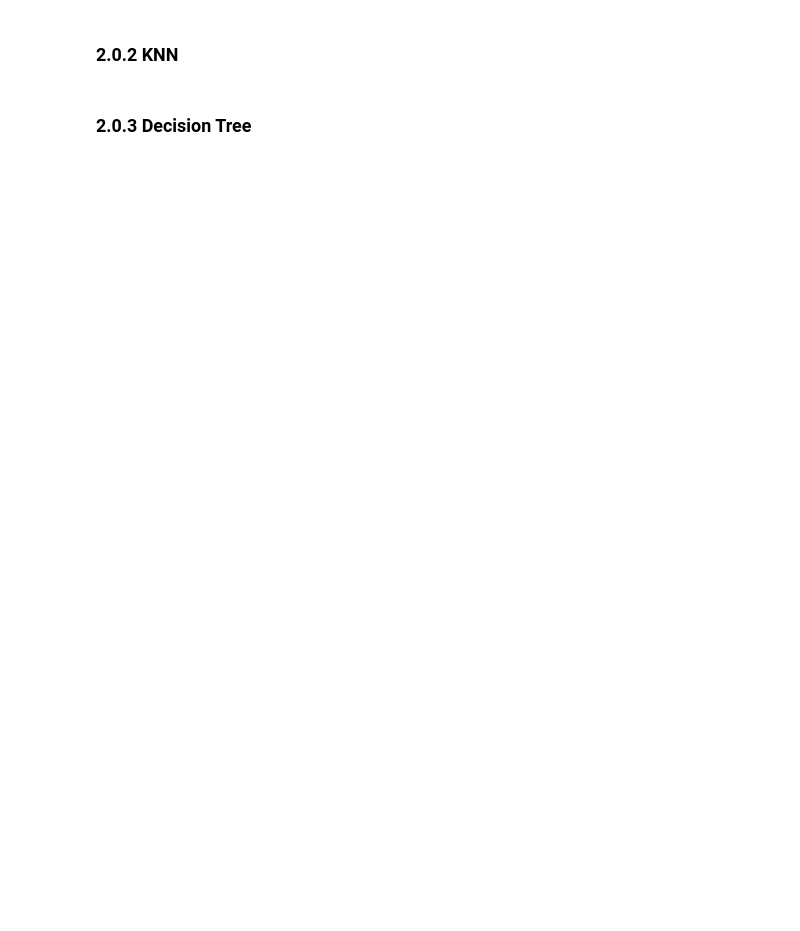
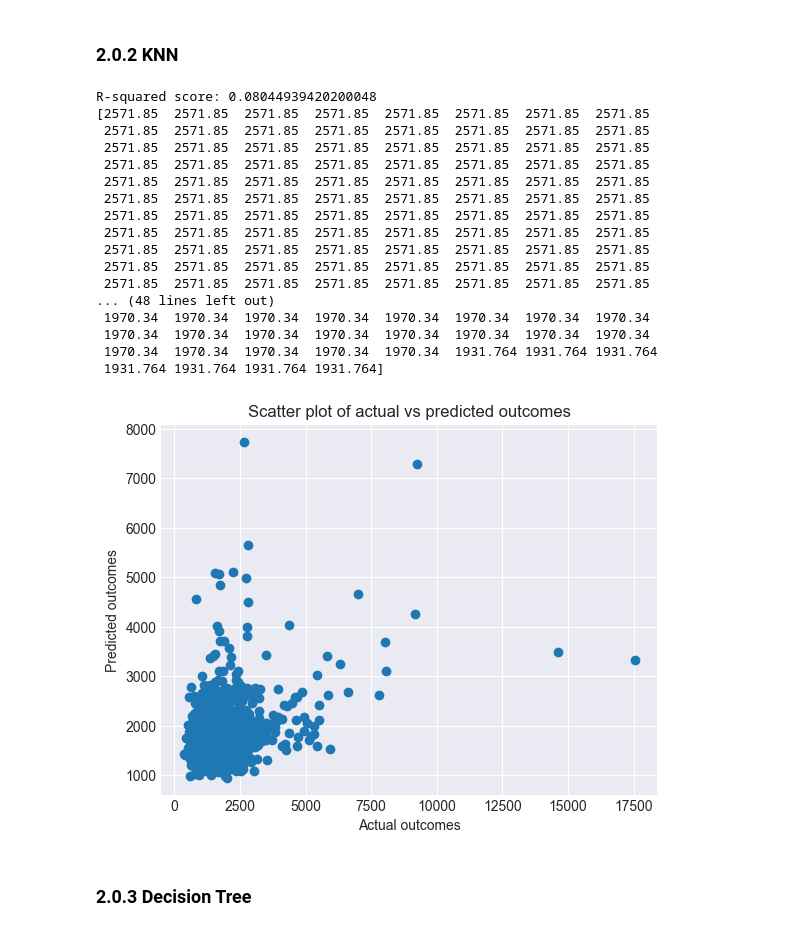
Before and after one commit to TomasHeyneman/Project-ML-, a Jupyter notebook: project.ipynb, the cells around one changed output. Cells and saved outputs as stored; diff of their text form; code cells hidden in the pictures; blank space fills up the shorter version.

```diff
--- a/project.ipynb
+++ b/project.ipynb
@@ -473,43 +510,56 @@ Train the different ML models to predict projected revenue
 # %% [markdown]
 ### 2.0.2 KNN
 # %%
-# # Heeft een score van 0.025000182087153267
-# from sklearn.neighbors import KNeighborsRegressor
-# from sklearn.metrics import r2_score
+# Heeft een score van 0.025000182087153267
+from sklearn.neighbors import KNeighborsRegressor
+from sklearn.metrics import r2_score
 
-# #TODO
-# # Split the dataset into training and testing sets
-# X = train
-# X = X.drop(['outcome_damage_amount', 'outcome_damage_inc', 'outcome_profit'], axis=1)
-# y = train['outcome_profit']
-# X_train, X_test, y_train, y_test = train_test_split(X, y, test_size=0.2, random_state=42)
+# Train a linear regression model
+KNNmodel = KNeighborsRegressor(n_neighbors=5)
+KNNmodel.fit(X_train, y_train)
 
-# # Standardize the features
-# scaler = StandardScaler()
-# X_train = scaler.fit_transform(X_train)
-# X_test = scaler.transform(X_test)
+# Make predictions on the testing set
+KNNy_pred = KNNmodel.predict(X_test)
 
-# # Train a linear regression model
-# model = KNeighborsRegressor(n_neighbors=5)
-# model.fit(X_train, y_train)
+# Evaluate the model using r-squared score
+r2 = r2_score(y_test, KNNy_pred)
+print('R-squared score:', r2)
 
-# # Make predictions on the testing set
-# y_pred = model.predict(X_test)
+# Predict the projected revenue for the 500 applicants
+KNNscore = scaler.transform(score)
+KNNpredictions = KNNmodel.predict(KNNscore)
 
-# # Evaluate the model using r-squared score
-# r2 = r2_score(y_test, y_pred)
-# print('R-squared score:', r2)
+# Sort the predictions in descending order
+KNNsorted_index = np.argsort(KNNpredictions)[::-1]
+KNNsorted_predictions = KNNpredictions[KNNsorted_index]
 
-# # Predict the projected revenue for the 500 applicants
+print(KNNsorted_predictions)
 
-# score = scaler.transform(score)
-# predictions = model.predict(score)
-
-# # Sort the predictions in descending order
-# sorted_index = np.argsort(predictions)[::-1]
-# sorted_predictions = predictions[sorted_index]
-
-# print(sorted_predictions)
+# plot the predicted outcomes against the actual outcomes in the testing set
+plt.scatter(y_test, KNNy_pred)
+plt.xlabel('Actual outcomes')
+plt.ylabel('Predicted outcomes')
+plt.title('Scatter plot of actual vs predicted outcomes')
+plt.show()
+# %% [output]
+R-squared score: 0.08044939420200048
+[2571.85  2571.85  2571.85  2571.85  2571.85  2571.85  2571.85  2571.85
+ 2571.85  2571.85  2571.85  2571.85  2571.85  2571.85  2571.85  2571.85
+ 2571.85  2571.85  2571.85  2571.85  2571.85  2571.85  2571.85  2571.85
+ 2571.85  2571.85  2571.85  2571.85  2571.85  2571.85  2571.85  2571.85
+ 2571.85  2571.85  2571.85  2571.85  2571.85  2571.85  2571.85  2571.85
+ 2571.85  2571.85  2571.85  2571.85  2571.85  2571.85  2571.85  2571.85
+ 2571.85  2571.85  2571.85  2571.85  2571.85  2571.85  2571.85  2571.85
+ 2571.85  2571.85  2571.85  2571.85  2571.85  2571.85  2571.85  2571.85
+ 2571.85  2571.85  2571.85  2571.85  2571.85  2571.85  2571.85  2571.85
+ 2571.85  2571.85  2571.85  2571.85  2571.85  2571.85  2571.85  2571.85
+ 2571.85  2571.85  2571.85  2571.85  2571.85  2571.85  2571.85  2571.85
+... (48 lines left out)
+ 1970.34  1970.34  1970.34  1970.34  1970.34  1970.34  1970.34  1970.34
+ 1970.34  1970.34  1970.34  1970.34  1970.34  1970.34  1970.34  1970.34
+ 1970.34  1970.34  1970.34  1970.34  1970.34  1931.764 1931.764 1931.764
+ 1931.764 1931.764 1931.764 1931.764]
+[figure, added]
 # %% [markdown]
 ### 2.0.3 Decision Tree
 # %%
```
Also changed, not shown: parts of 25 cells of this notebook.
